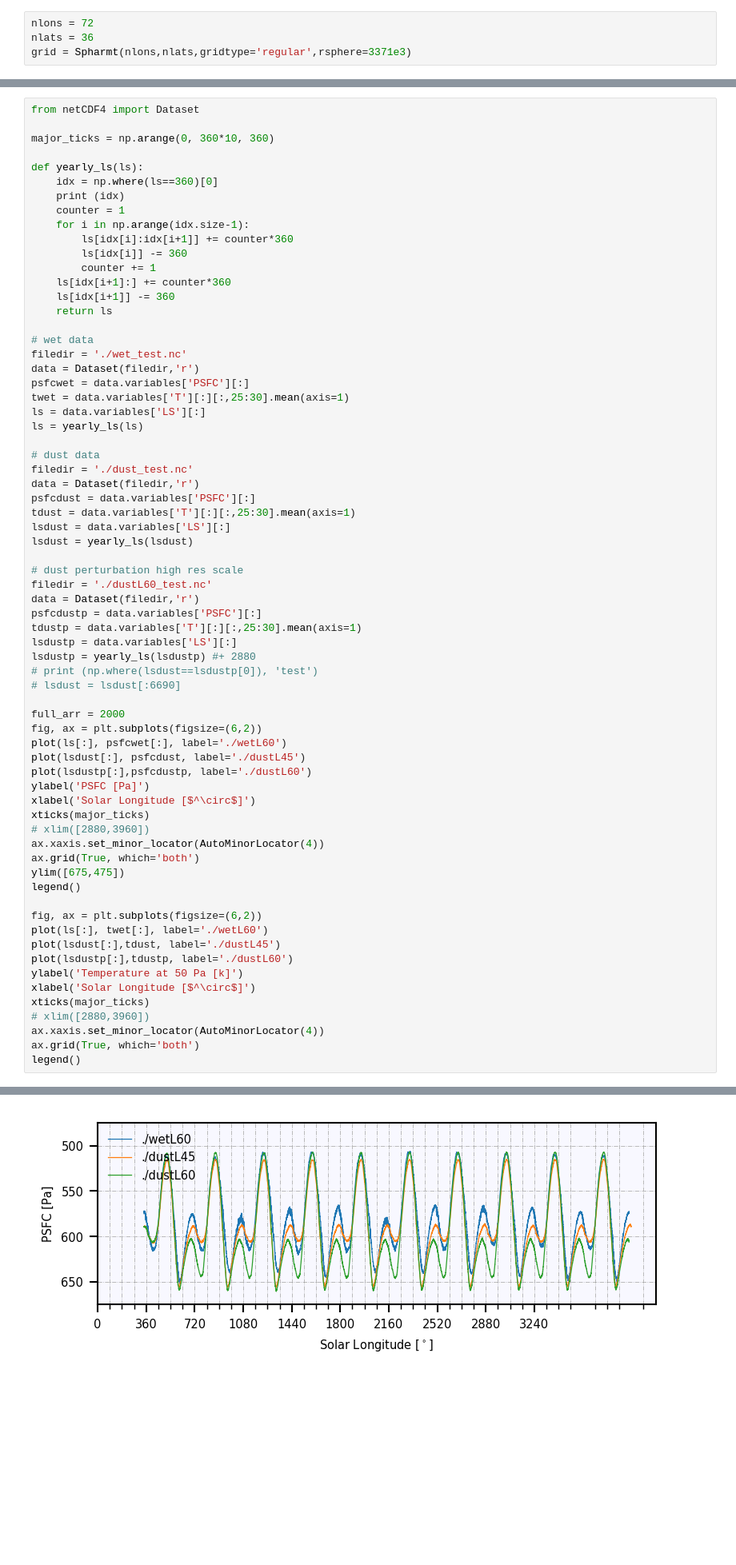
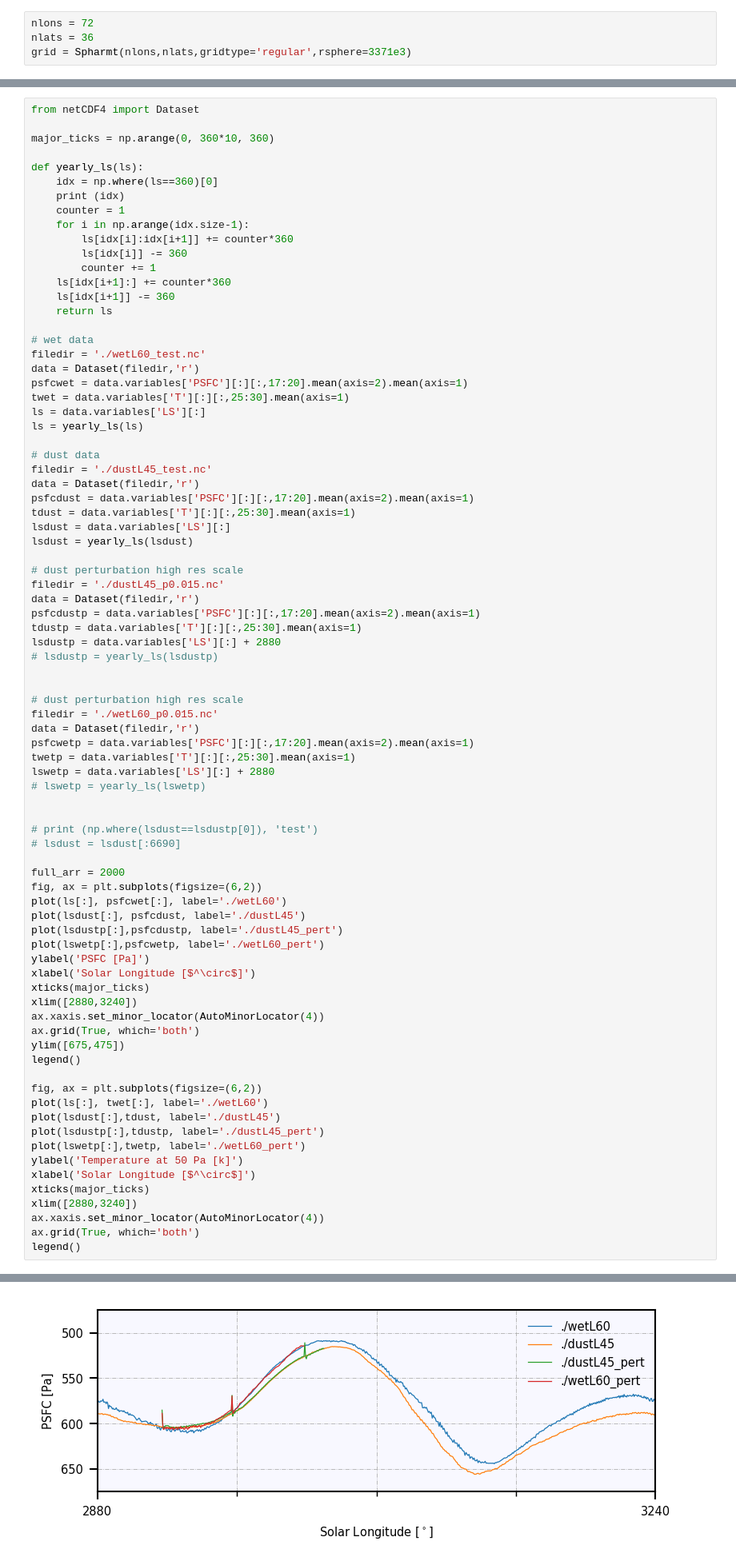
Before and after one commit to sokvisal/marswrf, a Jupyter notebook: model_comparison.ipynb, the cells around one changed output, grey strips where cells are left out. Shown: that part at 80% size. Drawn from its saved outputs; the diff is of its cells as text; blank space fills up the shorter version.

```diff
--- a/model_comparison.ipynb
+++ b/model_comparison.ipynb
@@ -80,28 +80,39 @@ def yearly_ls(ls):
     return ls
 
 # wet data
-filedir = './wet_test.nc'
+filedir = './wetL60_test.nc'
 data = Dataset(filedir,'r')
-psfcwet = data.variables['PSFC'][:]
+psfcwet = data.variables['PSFC'][:][:,17:20].mean(axis=2).mean(axis=1)
 twet = data.variables['T'][:][:,25:30].mean(axis=1)
 ls = data.variables['LS'][:]
 ls = yearly_ls(ls)
 
 # dust data
-filedir = './dust_test.nc'
+filedir = './dustL45_test.nc'
 data = Dataset(filedir,'r')
-psfcdust = data.variables['PSFC'][:]
+psfcdust = data.variables['PSFC'][:][:,17:20].mean(axis=2).mean(axis=1)
 tdust = data.variables['T'][:][:,25:30].mean(axis=1)
 lsdust = data.variables['LS'][:]
 lsdust = yearly_ls(lsdust)
 
 # dust perturbation high res scale
-filedir = './dustL60_test.nc'
+filedir = './dustL45_p0.015.nc'
 data = Dataset(filedir,'r')
-psfcdustp = data.variables['PSFC'][:]
+psfcdustp = data.variables['PSFC'][:][:,17:20].mean(axis=2).mean(axis=1)
 tdustp = data.variables['T'][:][:,25:30].mean(axis=1)
-lsdustp = data.variables['LS'][:]
-lsdustp = yearly_ls(lsdustp) #+ 2880
+lsdustp = data.variables['LS'][:] + 2880
+# lsdustp = yearly_ls(lsdustp)
+
+
+# dust perturbation high res scale
+filedir = './wetL60_p0.015.nc'
+data = Dataset(filedir,'r')
+psfcwetp = data.variables['PSFC'][:][:,17:20].mean(axis=2).mean(axis=1)
+twetp = data.variables['T'][:][:,25:30].mean(axis=1)
+lswetp = data.variables['LS'][:] + 2880
+# lswetp = yearly_ls(lswetp)
+
+
 # print (np.where(lsdust==lsdustp[0]), 'test')
 # lsdust = lsdust[:6690]
 
@@ -109,11 +120,12 @@ full_arr = 2000
 fig, ax = plt.subplots(figsize=(6,2))
 plot(ls[:], psfcwet[:], label='./wetL60')
 plot(lsdust[:], psfcdust, label='./dustL45')
-plot(lsdustp[:],psfcdustp, label='./dustL60')
+plot(lsdustp[:],psfcdustp, label='./dustL45_pert')
+plot(lswetp[:],psfcwetp, label='./wetL60_pert')
 ylabel('PSFC [Pa]')
 xlabel('Solar Longitude [$^\circ$]')
 xticks(major_ticks)
-# xlim([2880,3960])
+xlim([2880,3240])
 ax.xaxis.set_minor_locator(AutoMinorLocator(4))
 ax.grid(True, which='both')
 ylim([675,475])
@@ -122,11 +134,12 @@ legend()
 fig, ax = plt.subplots(figsize=(6,2))
 plot(ls[:], twet[:], label='./wetL60')
 plot(lsdust[:],tdust, label='./dustL45')
-plot(lsdustp[:],tdustp, label='./dustL60')
+plot(lsdustp[:],tdustp, label='./dustL45_pert')
+plot(lswetp[:],twetp, label='./wetL60_pert')
 ylabel('Temperature at 50 Pa [k]')
 xlabel('Solar Longitude [$^\circ$]')
 xticks(major_ticks)
-# xlim([2880,3960])
+xlim([2880,3240])
 ax.xaxis.set_minor_locator(AutoMinorLocator(4))
 ax.grid(True, which='both')
 legend()
@@ -137,2 +149,2 @@ legend()
 <matplotlib.legend.Legend at 0x...>
-[figure, old version]
+[figure, new version]
```
Also changed, not shown: parts of 7 cells of this notebook.
